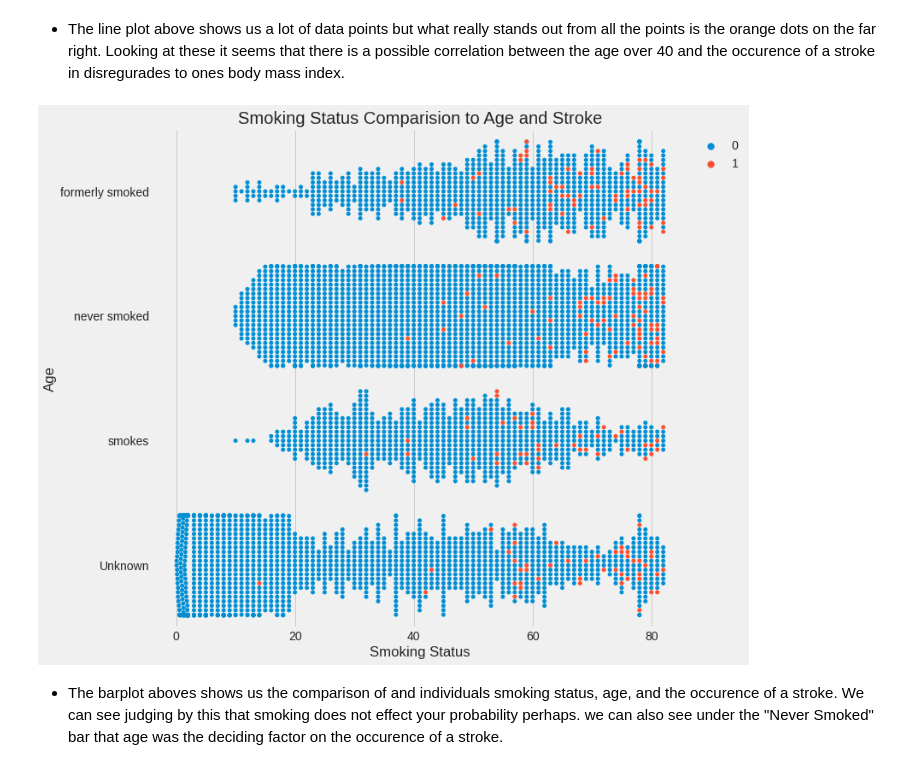
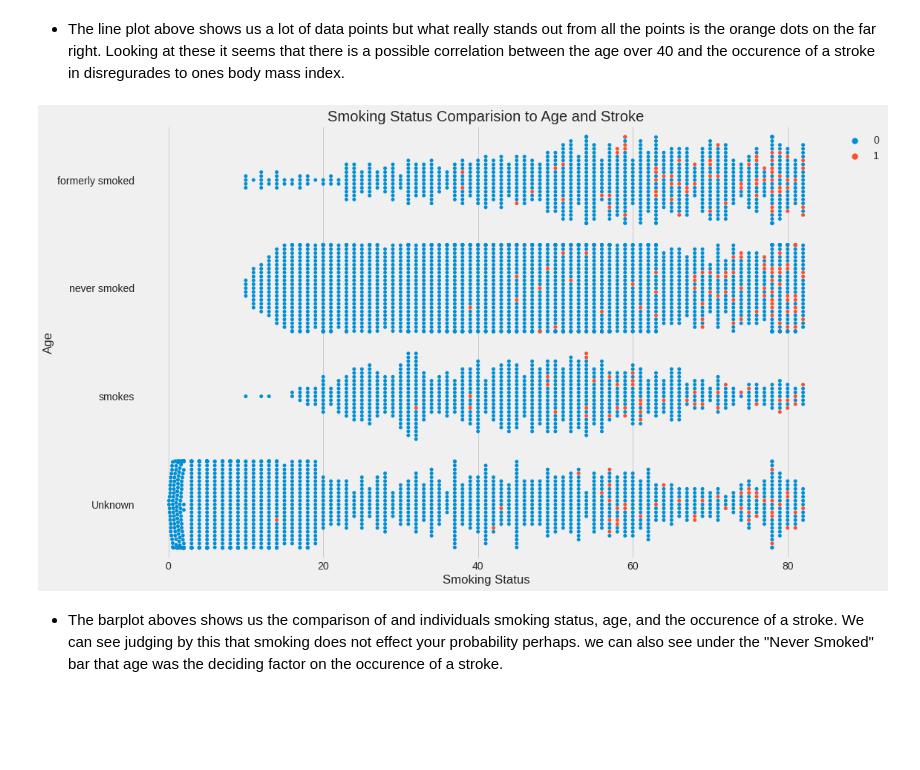
Before and after one commit to spockthompson/Individual-Stroke-Probability---Machine-Learning-Model, a Jupyter notebook: Individual_Stroke_Probability_Machine_Learning_Model.ipynb, the cells around one changed output. Cells and saved outputs as stored; diff of their text form; code cells hidden in the pictures; blank space fills up the shorter version.

```diff
--- a/Individual_Stroke_Probability_Machine_Learning_Model.ipynb
+++ b/Individual_Stroke_Probability_Machine_Learning_Model.ipynb
@@ -187,16 +187,16 @@ plt.savefig('lineplot.png')
 # %% [markdown]
 - The line plot above shows us a lot of data points but what really stands out from all the points is the orange dots on the far right. Looking at these it seems that there is a possible correlation between the age over 40 and the occurence of a stroke in disregurades to ones body mass index.
 # %%
-plt.figure(figsize=(10,10))
+plt.figure(figsize=(15,10))
 sns.swarmplot(data = df_ml, x = 'age', y = 'smoking_status', hue = 'stroke')
 plt.style.use('fivethirtyeight')
 plt.title('Smoking Status Comparision to Age and Stroke')
 plt.xlabel('Smoking Status')
 plt.ylabel('Age');
 plt.legend(bbox_to_anchor=(1,1));
-plt.savefig('Swarmplotplot.png')
+plt.savefig('Swarmplot.png', bbox_inches = 'tight');
 # %% [output]
-[figure, old version]
+[figure, new version]
 # %% [markdown]
 - The barplot aboves shows us the comparison of and individuals smoking status, age, and the occurence of a stroke. We can see judging by this that smoking does not effect your probability perhaps. we can also see under the "Never Smoked" bar that age was the deciding factor on the occurence of a stroke.
 # %% [markdown]
```
Also changed, not shown: parts of 2 cells of this notebook.
